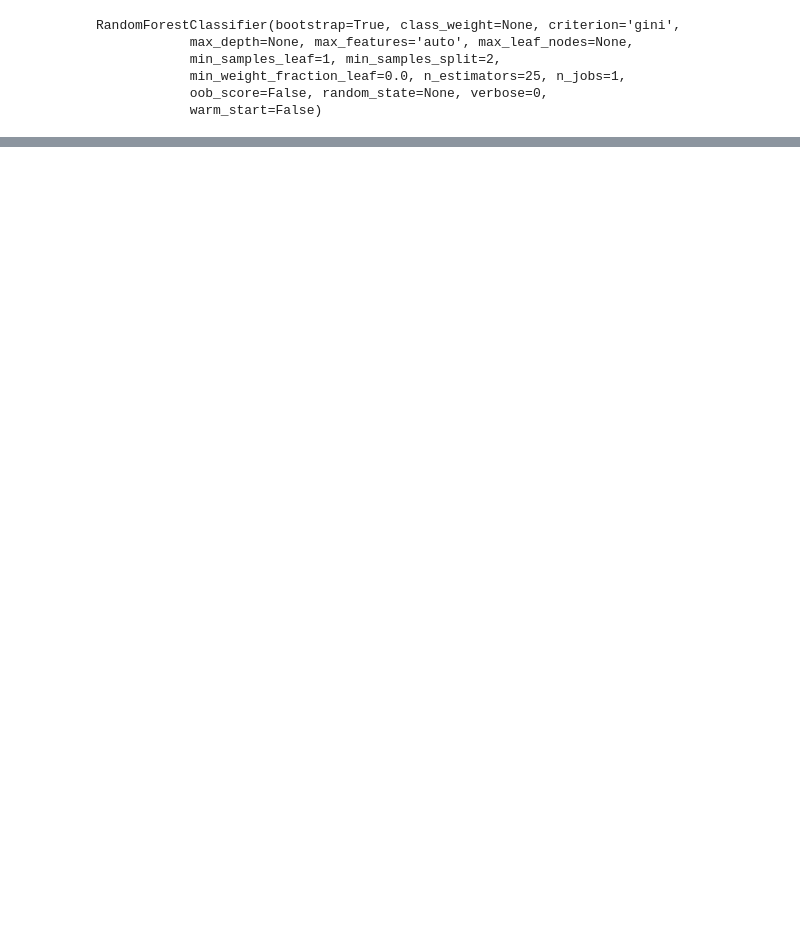
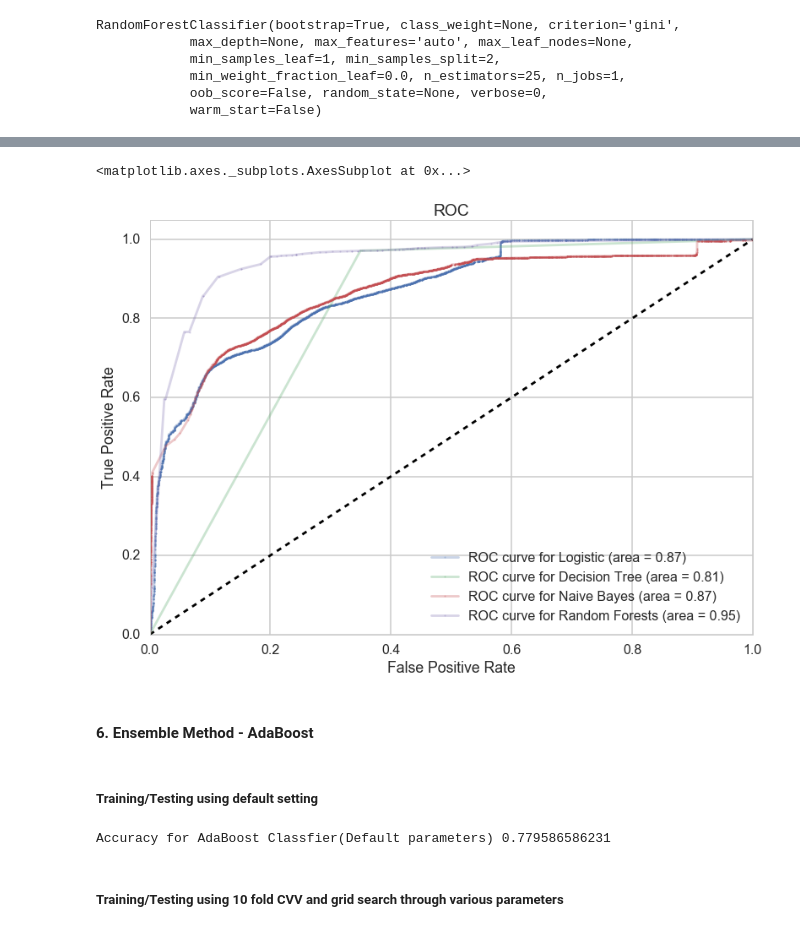
Before and after one commit to ajaykliyara/cs81_presentation, a Jupyter notebook: Network Intrusion Classification .ipynb, the cells around one changed output, grey strips where cells are left out. Cells and saved outputs as stored; diff of their text form; code cells hidden in the pictures; blank space fills up the shorter version.

```diff
--- a/Network Intrusion Classification .ipynb
+++ b/Network Intrusion Classification .ipynb
@@ -308,9 +481,14 @@ RandomForestClassifier?
 # %%
-start_time = time.clock()
+rf_start_time = time.clock()
 clfl5 = RandomForestClassifier()
 parameters = {"n_estimators": [5,10,20,25,50,100],'criterion':['gini','entropy'],'min_samples_split':[2,10,50,100]}
-fitmodel = GridSearchCV(clfl5, param_grid=parameters, cv=10, scoring="accuracy")
-fitmodel.fit(X_train, y_train)
-print(fitmodel.best_estimator_, fitmodel.best_params_, fitmodel.best_score_, fitmodel.grid_scores_)
-print(time.clock() - start_time, "seconds")
+rf_fitmodel = GridSearchCV(clfl5, param_grid=parameters, cv=10, scoring="accuracy")
+rf_fitmodel.fit(X_train, y_train)
+print('CV Best Estimator \n',rf_fitmodel.best_estimator_)
+print('CV Best Params \n',rf_fitmodel.best_params_)
+print('CV Best Accuracy Score \n',rf_fitmodel.best_score_)##, fitmodel.grid_scores_
+
+rf_end_time = time.clock()
+rf_training_time = rf_end_time - rf_start_time
+print('Training Time : ', rf_training_time)
 # %% [output]
@@ -324,8 +507,7 @@ RandomForestClassifier(bootstrap=True, class_weight=None, criterion='entropy',
 # %%
-start_time = time.clock()
-clfl5=RandomForestClassifier(criterion=fitmodel.best_params_['criterion'],min_samples_split=fitmodel.best_params_['min_samples_split'],n_estimators=fitmodel.best_params_['n_estimators'])
+clfl5=RandomForestClassifier(criterion=rf_fitmodel.best_params_['criterion'],min_samples_split=rf_fitmodel.best_params_['min_samples_split'],n_estimators=rf_fitmodel.best_params_['n_estimators'])
 clfl5.fit(X_train, y_train)
-ypred5=clfl5.predict(X_test)
-print(accuracy_score(ypred5, y_test))
-print(time.clock() - start_time, "seconds")
+rf_ypred=clfl5.predict(X_test)
+rf_acr = accuracy_score(rf_ypred, y_test)
+print('Accuracy Score on Test Set',rf_acr)
 # %% [output]
@@ -336,0 +515,10 @@ print(time.clock() - start_time, "seconds")
+# %%
+rf_preds = clfl5.predict_proba(X_test)[:,1]
+rf_fpr, rf_tpr, _ = metrics.roc_curve(y_test, rf_preds)
+rf_sens = np.mean(rf_tpr)
+
+rf_auc = metrics.auc(rf_fpr, rf_tpr)
+
+rf_dict = dict(classifier_name='Random Forests',accuracy=rf_acr,AUC=rf_auc,sensitivity=rf_sens,training_time=rf_training_time)
+classifier_list.append(rf_dict)
+pd.DataFrame(classifier_list,columns=['classifier_name','accuracy','AUC','sensitivity','training_time'])
@@ -336,0 +532,31 @@ print(time.clock() - start_time, "seconds")
+# %%
+#ROC Curve
+
+name = 'Logistic'
+ax = plot_chart(log_fpr,log_tpr,log_auc,name,None)
+name = 'Decision Tree'
+plot_chart(dt_fpr,dt_tpr,dt_auc,name,ax)
+name = 'Naive Bayes'
+plot_chart(nb_fpr,nb_tpr,nb_auc,name,ax)
+name = 'Random Forests'
+plot_chart(rf_fpr,rf_tpr,rf_auc,name,ax)
+# %% [output]
+<matplotlib.axes._subplots.AxesSubplot at 0x...>
+[figure, added]
+# %% [markdown]
+#### 6. Ensemble Method - AdaBoost
+# %% [markdown]
+##### Training/Testing using default setting
+# %%
+from sklearn.ensemble import AdaBoostClassifier
+
+boost = AdaBoostClassifier()
+boost.fit(X_train, y_train)
+
+#accuracy
+boost_acr = sum(boost.predict(X_test)==y_test)/y_test.shape[0]
+print('Accuracy for AdaBoost Classfier(Default parameters)',boost_acr)
+# %% [output]
+Accuracy for AdaBoost Classfier(Default parameters) 0.779586586231
+# %% [markdown]
+##### Training/Testing using 10 fold CVV and grid search through various parameters
```
Also changed, not shown: parts of 56 cells of this notebook, 2 other files.
